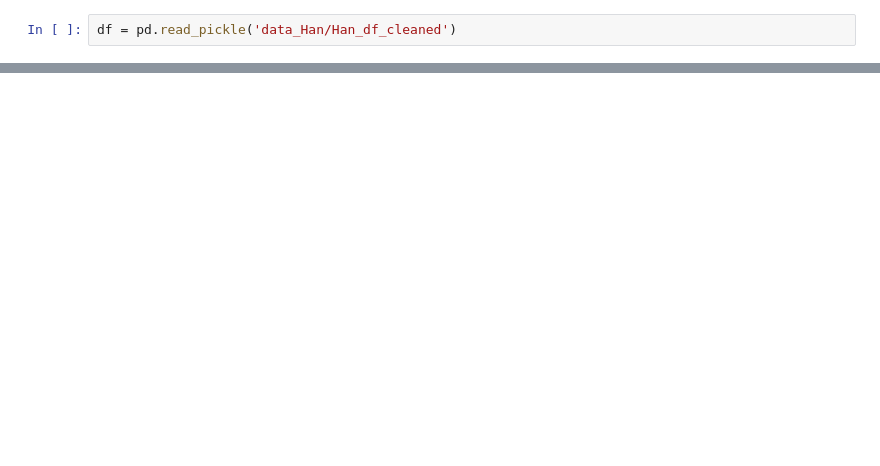
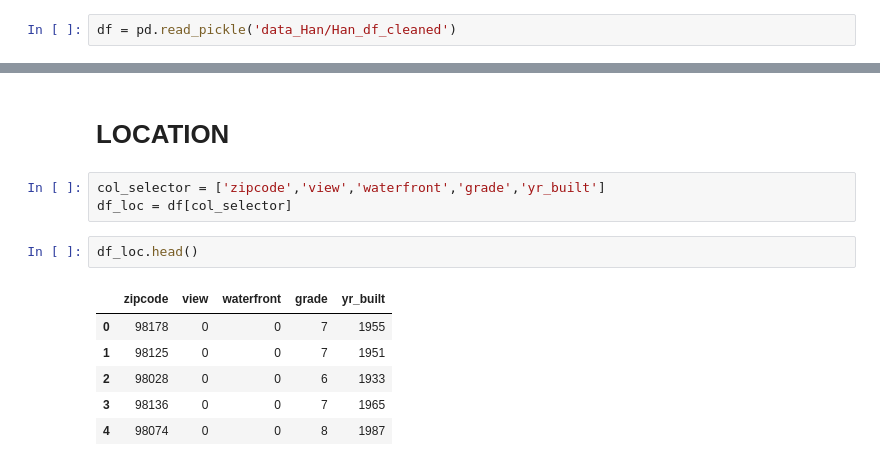
Before and after one commit to vivyhasadream/DS_P2_King-County-House-Sales-Predict, a Jupyter notebook: Han_2_EDA.ipynb, the cells around one changed output, grey strips where cells are left out. Drawn from its saved outputs; the diff is of its cells as text; blank space fills up the shorter version.

```diff
--- a/Han_2_EDA.ipynb
+++ b/Han_2_EDA.ipynb
@@ -18,0 +189,14 @@ df.head()
+# %% [markdown]
+# LOCATION
+# %%
+col_selector = ['zipcode','view','waterfront','grade','yr_built']
+df_loc = df[col_selector]
+# %%
+df_loc.head()
+# %% [output]
+|  | zipcode | view | waterfront | grade | yr_built |
+| 0 | 98178 | 0 | 0 | 7 | 1955 |
+| 1 | 98125 | 0 | 0 | 7 | 1951 |
+| 2 | 98028 | 0 | 0 | 6 | 1933 |
+| 3 | 98136 | 0 | 0 | 7 | 1965 |
+| 4 | 98074 | 0 | 0 | 8 | 1987 |
```
Also changed, not shown: parts of 26 cells of this notebook, 2 other files.
